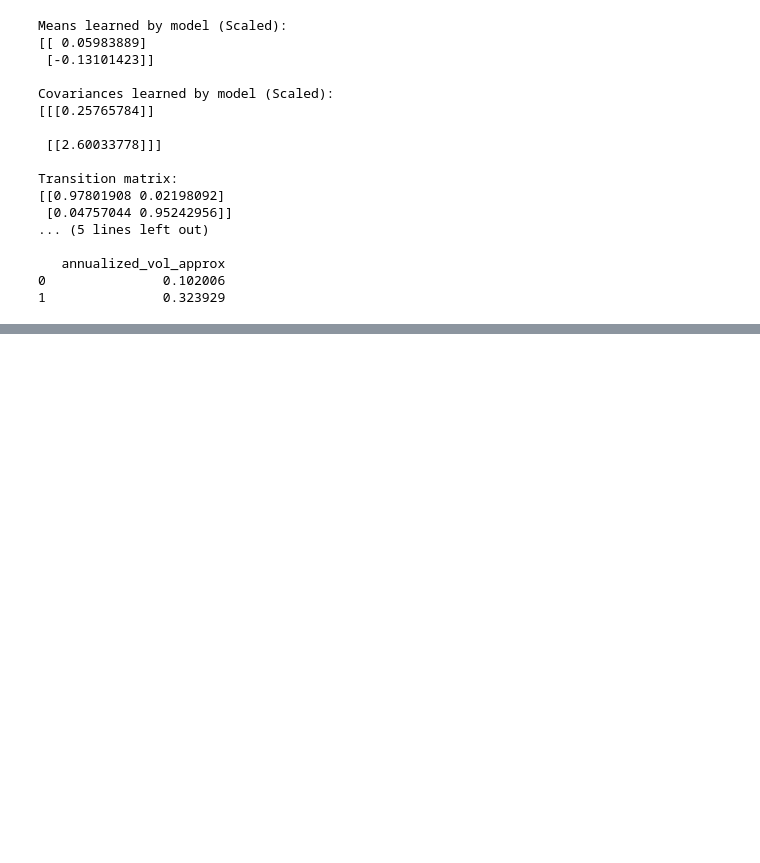
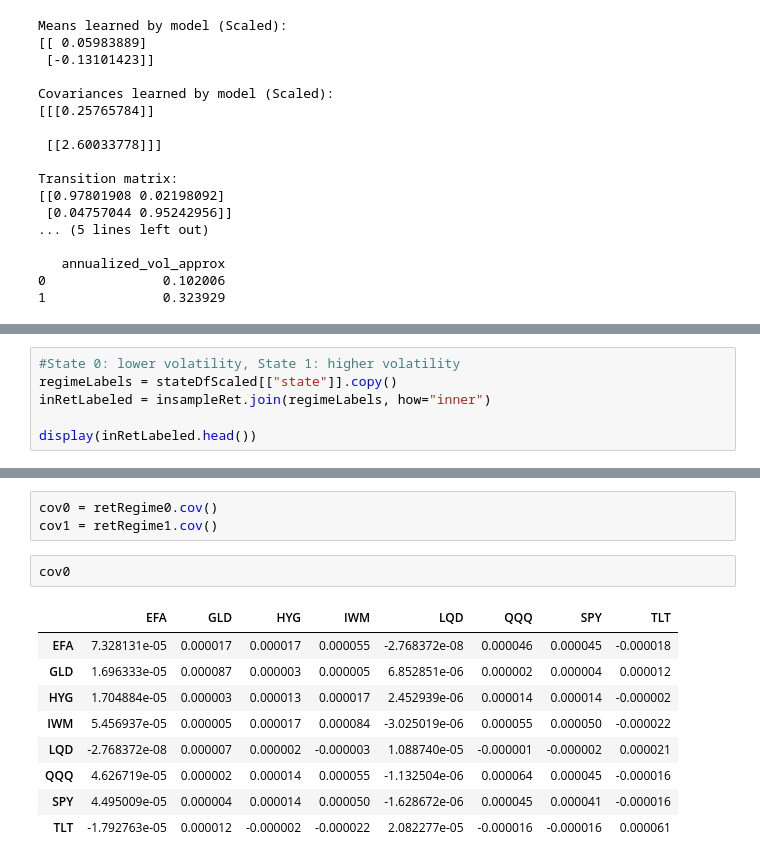
Before and after one commit to LTam2024/hmmRegimeDetect, a Jupyter notebook: regimeDetect.ipynb, the cells around one changed output, grey strips where cells are left out. Drawn from its saved outputs; the diff is of its cells as text; blank space fills up the shorter version.

```diff
--- a/regimeDetect.ipynb
+++ b/regimeDetect.ipynb
@@ -141,0 +195,6 @@ Transition matrix:
+# %%
+#State 0: lower volatility, State 1: higher volatility
+regimeLabels = stateDfScaled[["state"]].copy()
+inRetLabeled = insampleRet.join(regimeLabels, how="inner")
+
+display(inRetLabeled.head())
@@ -141,0 +220,15 @@ Transition matrix:
+# %%
+cov0 = retRegime0.cov()
+cov1 = retRegime1.cov()
+# %%
+cov0
+# %% [output]
+|  | EFA | GLD | HYG | IWM | LQD | QQQ | SPY | TLT |
+| EFA | 7.328131e-05 | 0.000017 | 0.000017 | 0.000055 | -2.768372e-08 | 0.000046 | 0.000045 | -0.000018 |
+| GLD | 1.696333e-05 | 0.000087 | 0.000003 | 0.000005 | 6.852851e-06 | 0.000002 | 0.000004 | 0.000012 |
+| HYG | 1.704884e-05 | 0.000003 | 0.000013 | 0.000017 | 2.452939e-06 | 0.000014 | 0.000014 | -0.000002 |
+| IWM | 5.456937e-05 | 0.000005 | 0.000017 | 0.000084 | -3.025019e-06 | 0.000055 | 0.000050 | -0.000022 |
+| LQD | -2.768372e-08 | 0.000007 | 0.000002 | -0.000003 | 1.088740e-05 | -0.000001 | -0.000002 | 0.000021 |
+| QQQ | 4.626719e-05 | 0.000002 | 0.000014 | 0.000055 | -1.132504e-06 | 0.000064 | 0.000045 | -0.000016 |
+| SPY | 4.495009e-05 | 0.000004 | 0.000014 | 0.000050 | -1.628672e-06 | 0.000045 | 0.000041 | -0.000016 |
+| TLT | -1.792763e-05 | 0.000012 | -0.000002 | -0.000022 | 2.082277e-05 | -0.000016 | -0.000016 | 0.000061 |
```
Also changed, not shown: parts of 18 cells of this notebook, 8 other files.
